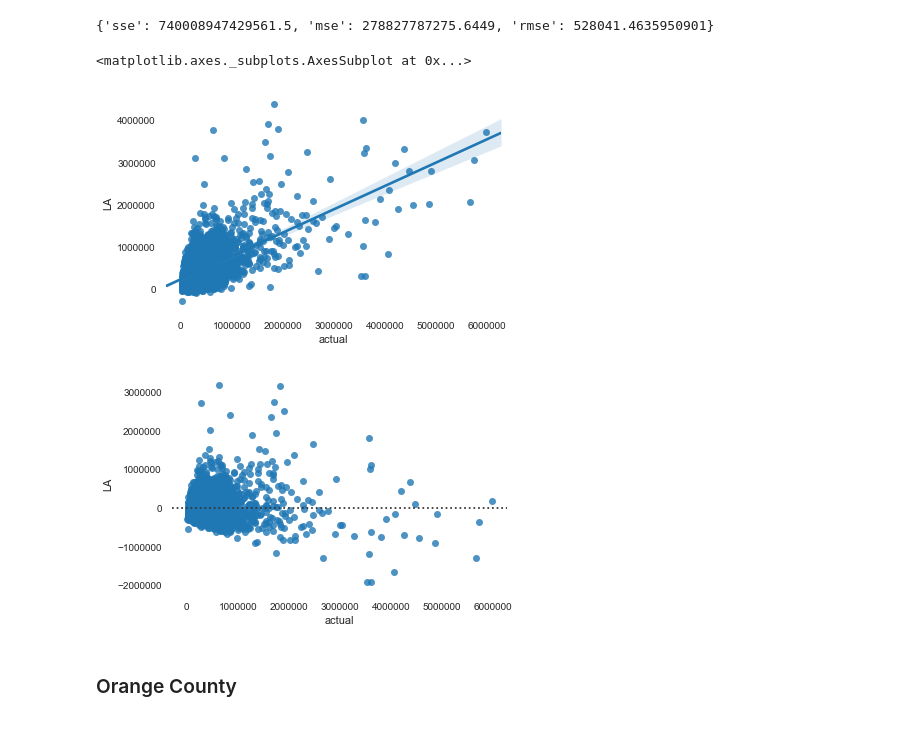
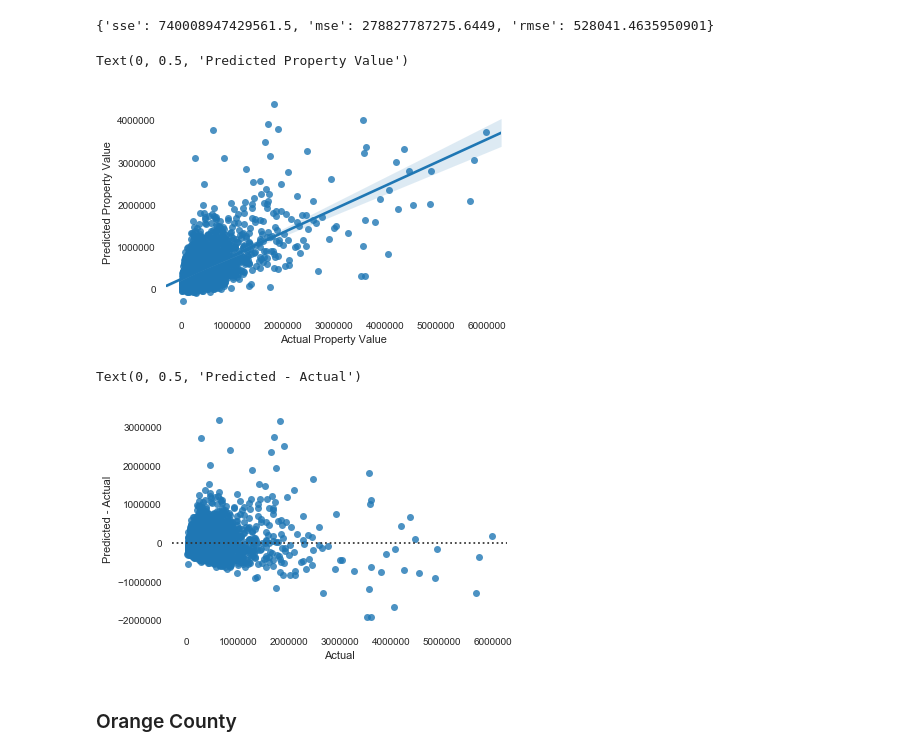
Before and after one commit to jivemachine/zillow_project, a Jupyter notebook: zillow_notebook_exploring_modeling.ipynb, the cells around one changed output. Drawn from its saved outputs; the diff is of its cells as text; code cells hidden in the pictures.

```diff
--- a/zillow_notebook_exploring_modeling.ipynb
+++ b/zillow_notebook_exploring_modeling.ipynb
@@ -791,13 +792,18 @@ evaluate.baseline_mean_errors(test_results.actual)
 {'sse': 740008947429561.5, 'mse': 278827787275.6449, 'rmse': 528041.4635950901}
 # %%
 sns.regplot(test_results.actual, test_results.LA)
+plt.xlabel("Actual Property Value")
+plt.ylabel("Predicted Property Value")
 # %% [output]
-<matplotlib.axes._subplots.AxesSubplot at 0x...>
+Text(0, 0.5, 'Predicted Property Value')
-[figure, old version]
+[figure, new version]
 # %%
 evaluate.plot_residuals(test_results, test_results.actual, test_results.LA)
+plt.xlabel("Actual")
+plt.ylabel("Predicted - Actual")
 # %% [output]
+Text(0, 0.5, 'Predicted - Actual')
-[figure, old version]
+[figure, new version]
 # %% [markdown]
 ### Orange County
 # %%
```
Also changed, not shown: parts of 16 cells of this notebook, 1 other file.
